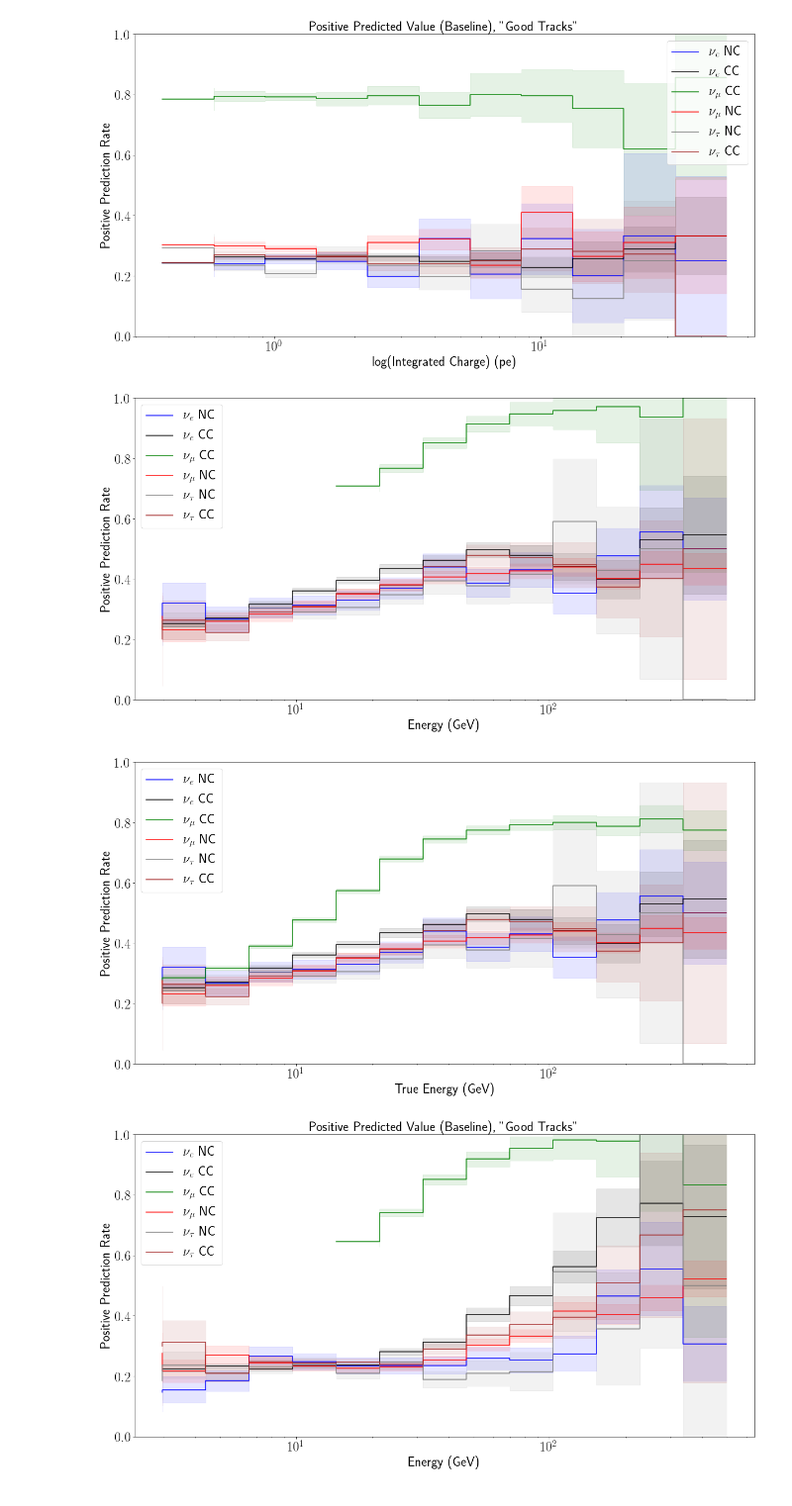
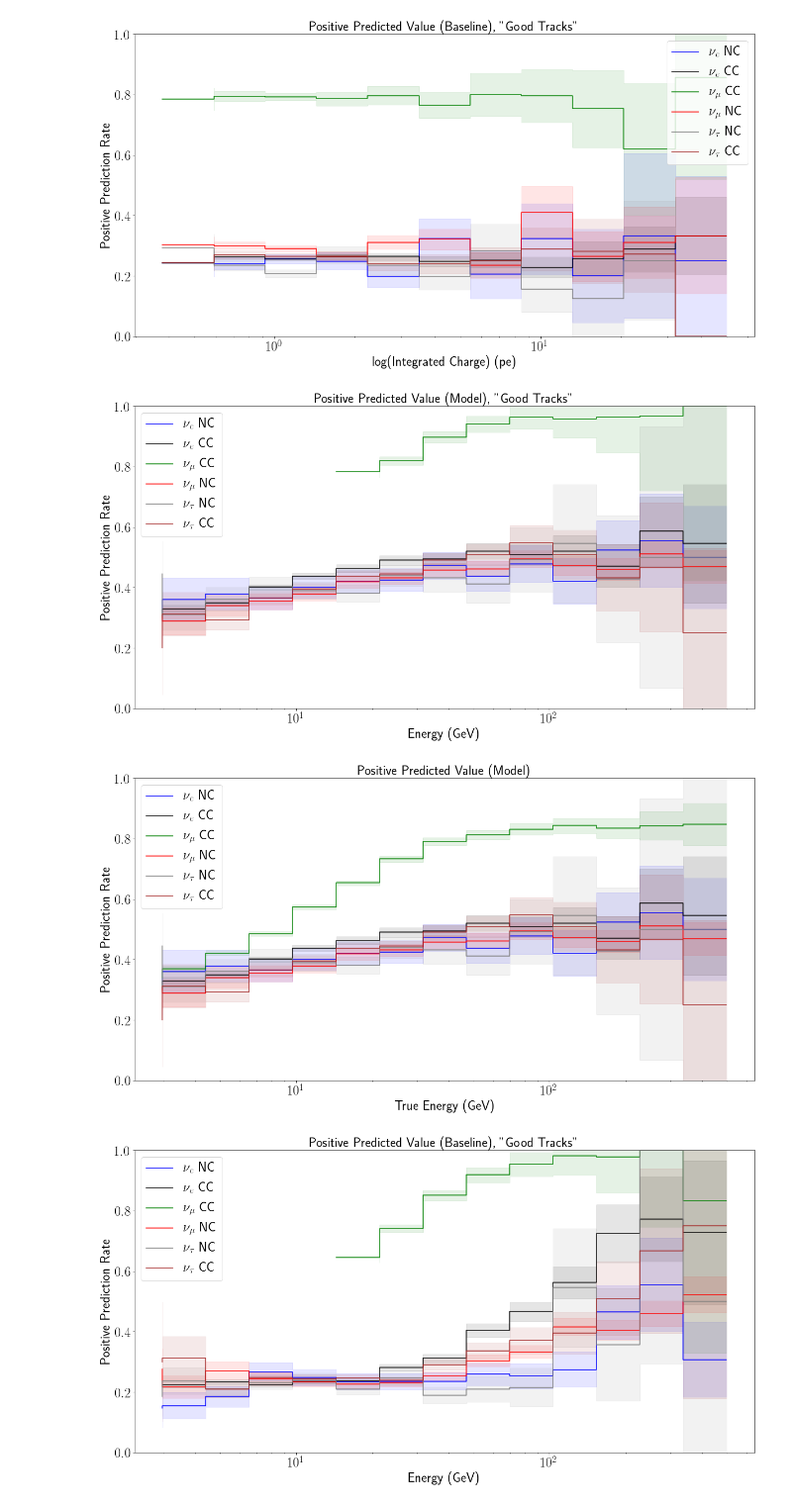
Before and after one commit to ruian1/NuIntClassification, a Jupyter notebook: baselines.ipynb, the cells around one changed output. Shown at 99% size. Cells and saved outputs as stored; diff of their text form; code cells hidden in the pictures.

```diff
--- a/baselines.ipynb
+++ b/baselines.ipynb
@@ -34,7 +54,7 @@ Reduced dataset to 389304 samples per class (778608 / 1762366)
 # %%
 if torch.cuda.is_available():
         model = model.cuda()
-model.load_state_dict(torch.load(f'training/{model_idx}/model_1'))
+model.load_state_dict(torch.load(f'training/{model_idx}/model_{model_number}'))
 # %% [output]
 IncompatibleKeys(missing_keys=[], unexpected_keys=[])
 # %%
@@ -300,14 +329,14 @@ ppr_plot(y_baseline[idx_filter], data_test.targets[idx_filter], charge[idx_filte
 [figure]
 # %%
 ppr_plot(y_model[idx_filter], data_test.targets[idx_filter], total_energy[idx_filter], pdg_encodings[idx_filter], interaction_types[idx_filter],
-        None, plots, bins=15, min_charge=2.0, max_charge=500.0, xlabel='Energy (GeV)', filepath='plots/ppr_good_tracks.svg')
+        'Positive Predicted Value (Model), "Good Tracks"', plots, bins=15, min_charge=2.0, max_charge=500.0, xlabel='Energy (GeV)', filepath='plots/ppr_good_tracks.svg')
 # %% [output]
-[figure, old version]
+[figure, new version]
 # %%
 ppr_plot(y_model, data_test.targets, total_energy, pdg_encodings, interaction_types,
-        None, plots, bins=15, min_charge=2.0, max_charge=500.0, xlabel='True Energy (GeV)', filepath='plots/ppr.svg')
+        'Positive Predicted Value (Model)', plots, bins=15, min_charge=2.0, max_charge=500.0, xlabel='True Energy (GeV)', filepath='plots/ppr.svg')
 # %% [output]
-[figure, old version]
+[figure, new version]
 # %%
 ppr_plot(y_baseline[idx_filter], data_test.targets[idx_filter], total_energy[idx_filter], pdg_encodings[idx_filter], interaction_types[idx_filter],
         'Positive Predicted Value (Baseline), "Good Tracks"', plots, bins=15, min_charge=2.0, max_charge=500.0, xlabel='Energy (GeV)')
```
Also changed, not shown: parts of 16 cells of this notebook, 5 other files.
